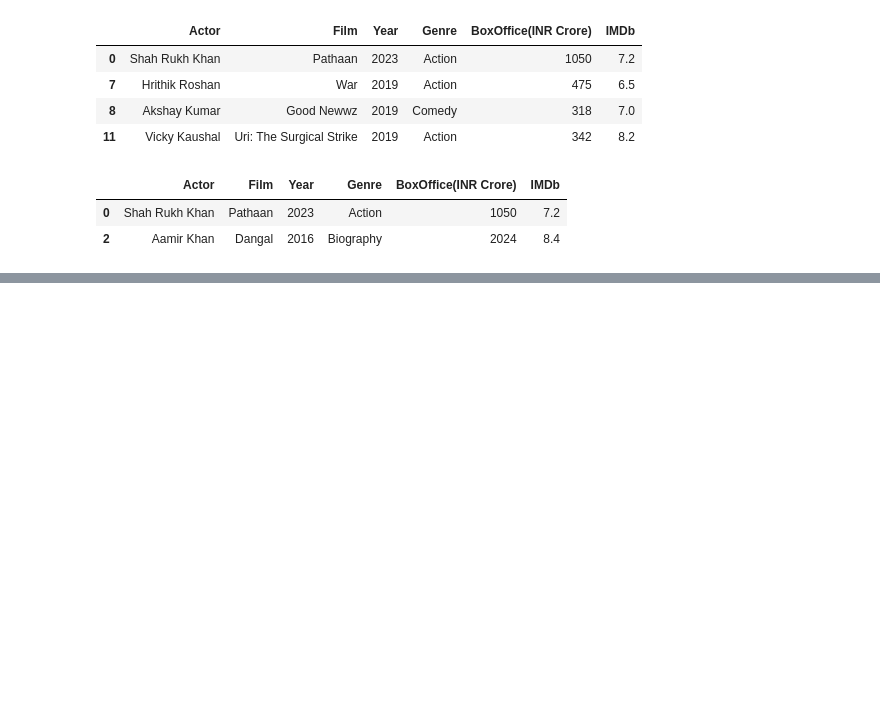
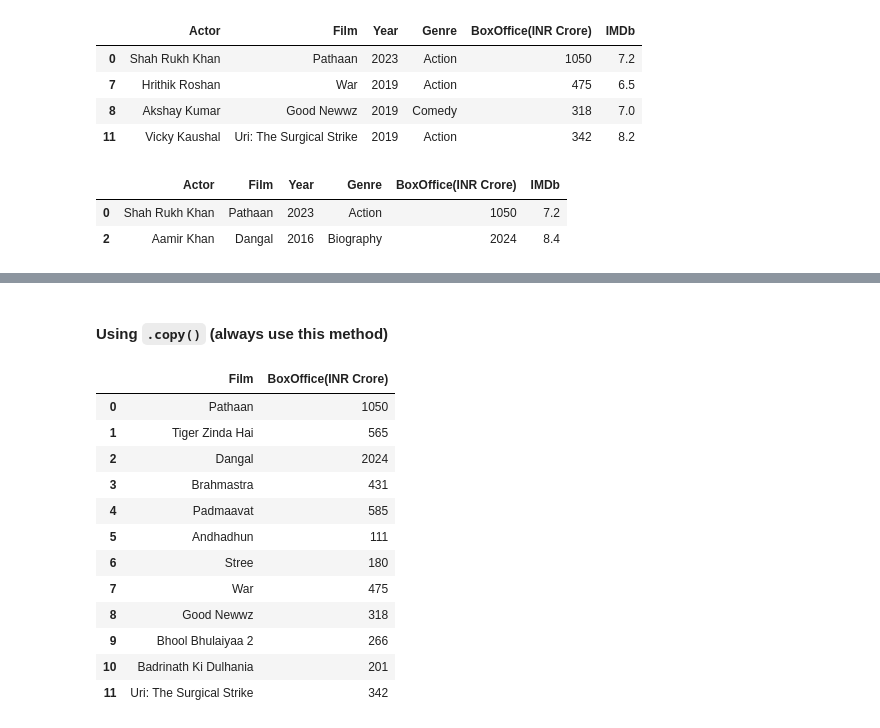
Before and after one commit to yashmahajancd/ULTIMATE-JOB-READY-DATA-SCIENCE, a Jupyter notebook: 07-pandas/04_data_selection_and_filtering.ipynb, the cells around one changed output, grey strips where cells are left out. Drawn from its saved outputs; the diff is of its cells as text; code cells hidden in the pictures; blank space fills up the shorter version.

```diff
--- a/07-pandas/04_data_selection_and_filtering.ipynb
+++ b/07-pandas/04_data_selection_and_filtering.ipynb
@@ -413,0 +585,20 @@ df[(df['Actor'] == "Shah Rukh Khan") | (df['BoxOffice(INR Crore)'] > 2000)]
+# %% [markdown]
+#### Using `.copy()` (always use this method)
+# %%
+df3 = df[['Film', 'BoxOffice(INR Crore)']].copy()
+# %%
+df3
+# %% [output]
+|  | Film | BoxOffice(INR Crore) |
+| 0 | Pathaan | 1050 |
+| 1 | Tiger Zinda Hai | 565 |
+| 2 | Dangal | 2024 |
+| 3 | Brahmastra | 431 |
+| 4 | Padmaavat | 585 |
+| 5 | Andhadhun | 111 |
+| 6 | Stree | 180 |
+| 7 | War | 475 |
+| 8 | Good Newwz | 318 |
+| 9 | Bhool Bhulaiyaa 2 | 266 |
+| 10 | Badrinath Ki Dulhania | 201 |
+| 11 | Uri: The Surgical Strike | 342 |
```
Also changed, not shown: parts of 33 cells of this notebook.
